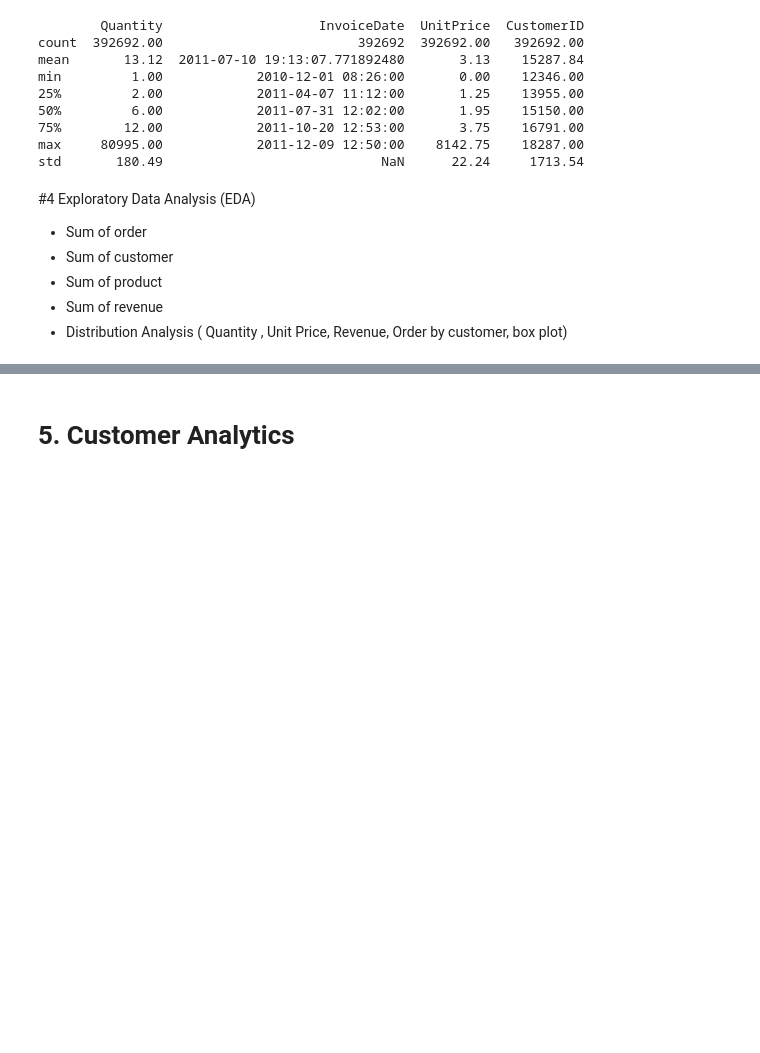
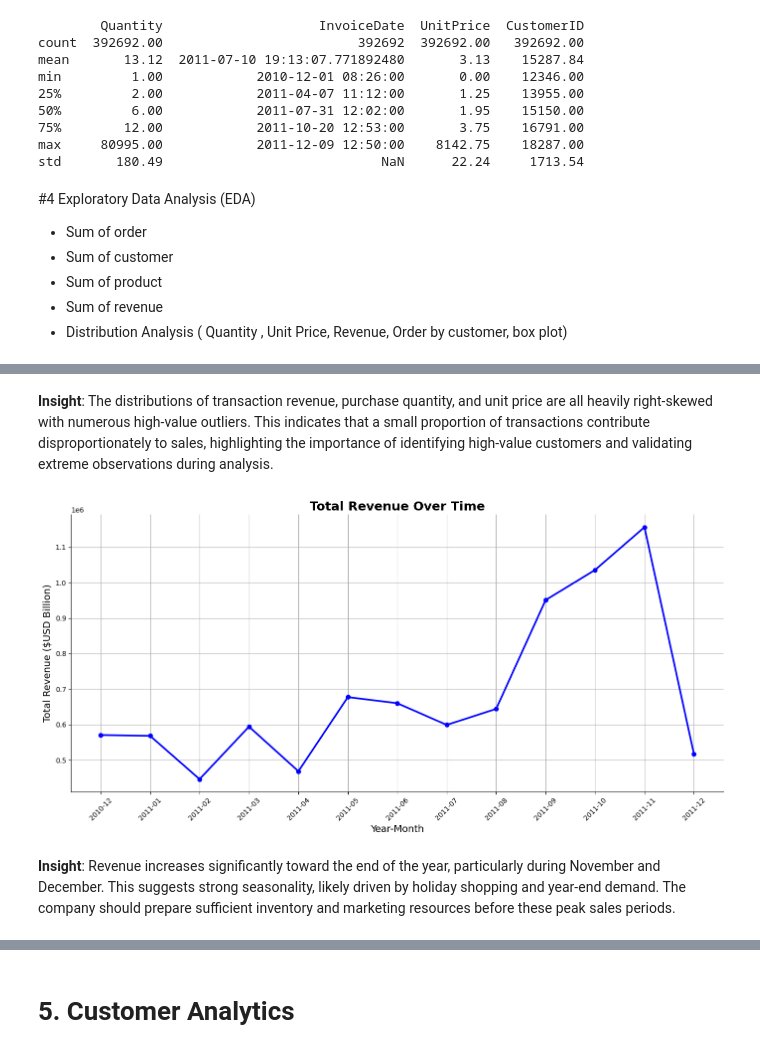
Before and after one commit to nguyennhat7102/Project_5_Retail_Sales, a Jupyter notebook: retail_datacamp.ipynb, the cells around one changed output, grey strips where cells are left out. Cells and saved outputs as stored; diff of their text form; code cells hidden in the pictures; blank space fills up the shorter version.

```diff
--- a/retail_datacamp.ipynb
+++ b/retail_datacamp.ipynb
@@ -317,0 +271,32 @@ dtype: float64
+# %% [markdown]
+**Insight**: The distributions of transaction revenue, purchase quantity, and unit price are all heavily right-skewed with numerous high-value outliers. This indicates that a small proportion of transactions contribute disproportionately to sales, highlighting the importance of identifying high-value customers and validating extreme observations during analysis.
+# %%
+# Aggregate total sales per invoice
+revenue_per_invoice = df.groupby(['InvoiceNo', 'CustomerID'])[['InvoiceDate', 'Revenue']].agg({
+    'InvoiceDate': 'first',  # Keep the first InvoiceDate (or could be 'max', depending on the need)
+    'Revenue': 'sum'      # Sum TotalSales to get the total revenue per invoice
+}).reset_index()
+
+revenue_per_invoice.columns = ['InvoiceNo', 'CustomerID', 'InvoiceDate', 'TotalRevenue']
+
+# Plotting Total Revenue Over Time in Millions of Dollars
+plt.figure(figsize=(14, 7))
+revenue_over_time = revenue_per_invoice.groupby(revenue_per_invoice['InvoiceDate'].dt.to_period('M'))['TotalRevenue'].sum()
+
+plt.plot(revenue_over_time.index.astype(str), revenue_over_time, color='blue', marker='o', linewidth=2.5)
+
+plt.title('Total Revenue Over Time', fontsize=18, fontweight='bold')
+plt.xlabel('Year-Month', fontsize=14)
+plt.ylabel('Total Revenue ($USD Billion)', fontsize=14)
+plt.grid(True)
+
+# Customizing the appearance
+sns.despine()
+plt.xticks(rotation=45)
+plt.tight_layout()
+
+plt.show()
+# %% [output]
+[figure, added]
+# %% [markdown]
+**Insight**: Revenue increases significantly toward the end of the year, particularly during November and December. This suggests strong seasonality, likely driven by holiday shopping and year-end demand. The company should prepare sufficient inventory and marketing resources before these peak sales periods.
```
Also changed, not shown: parts of 27 cells of this notebook, 6 other files.
